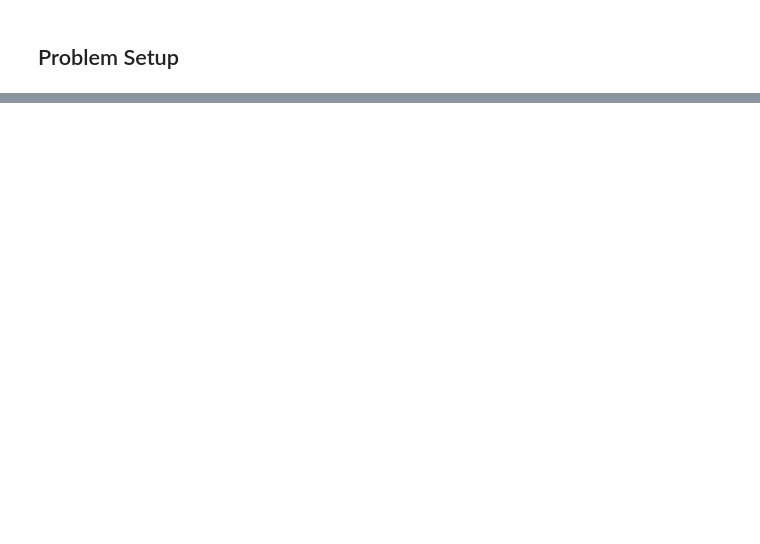
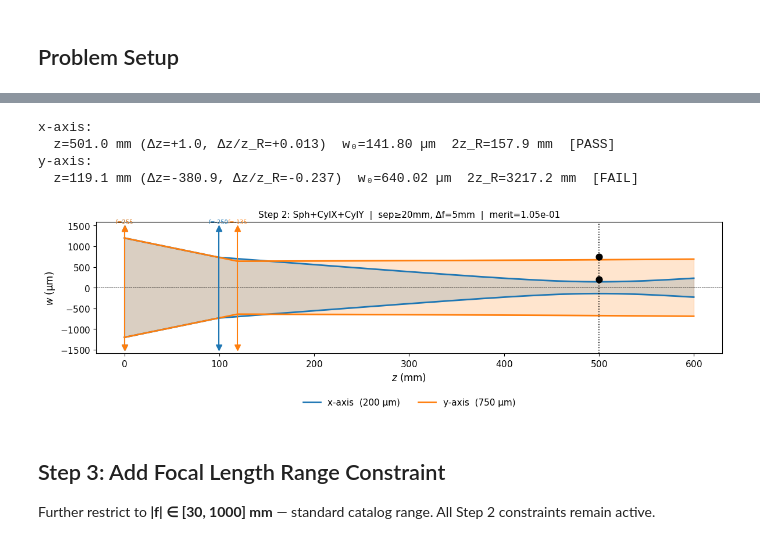
Before and after one commit to akihiko-shimura/gbeampro, a Jupyter notebook: gbeampro/examples/astigmatic_beam_shaping.ipynb, the cells around one changed output, grey strips where cells are left out. Saved outputs shown, nothing was run; the diff lists cells and outputs as text; code cells hidden in the pictures; blank space fills up the shorter version.

```diff
--- a/gbeampro/examples/astigmatic_beam_shaping.ipynb
+++ b/gbeampro/examples/astigmatic_beam_shaping.ipynb
@@ -85,0 +166,12 @@ print(f"  err_y = {abs(wy - WY_TARGET*1e3)/(WY_TARGET*1e3)*100:.2f}%")
+# %%
+r2 = optimize_astigmatic(
+    beam, LENS_TYPES, operands,
+    f_bounds=(-1000, 1000),
+    f_step_mm=5.0,
+    z_max_mm=450.0,
+    min_lens_sep_mm=20.0,
+    algorithm='de',
+    maxiter=2000, popsize=20, seed=42,
+)
+print(f'merit = {r2.merit:.2e}')
+print_specs(r2)
@@ -85,0 +186,15 @@ print(f"  err_y = {abs(wy - WY_TARGET*1e3)/(WY_TARGET*1e3)*100:.2f}%")
+# %%
+plot_result(r2,
+    f'Step 2: Sph+CylX+CylY  |  sep≥20mm, Δf=5mm  |  merit={r2.merit:.2e}')
+verify_waists(r2)
+# %% [output]
+x-axis:
+  z=501.0 mm (Δz=+1.0, Δz/z_R=+0.013)  w₀=141.80 µm  2z_R=157.9 mm  [PASS]
+y-axis:
+  z=119.1 mm (Δz=-380.9, Δz/z_R=-0.237)  w₀=640.02 µm  2z_R=3217.2 mm  [FAIL]
+[figure, added]
+# %% [markdown]
+## Step 3: Add Focal Length Range Constraint
+
+Further restrict to **|f| ∈ [30, 1000] mm** — standard catalog range.
+All Step 2 constraints remain active.
```
Also changed, not shown: parts of 25 cells of this notebook.
